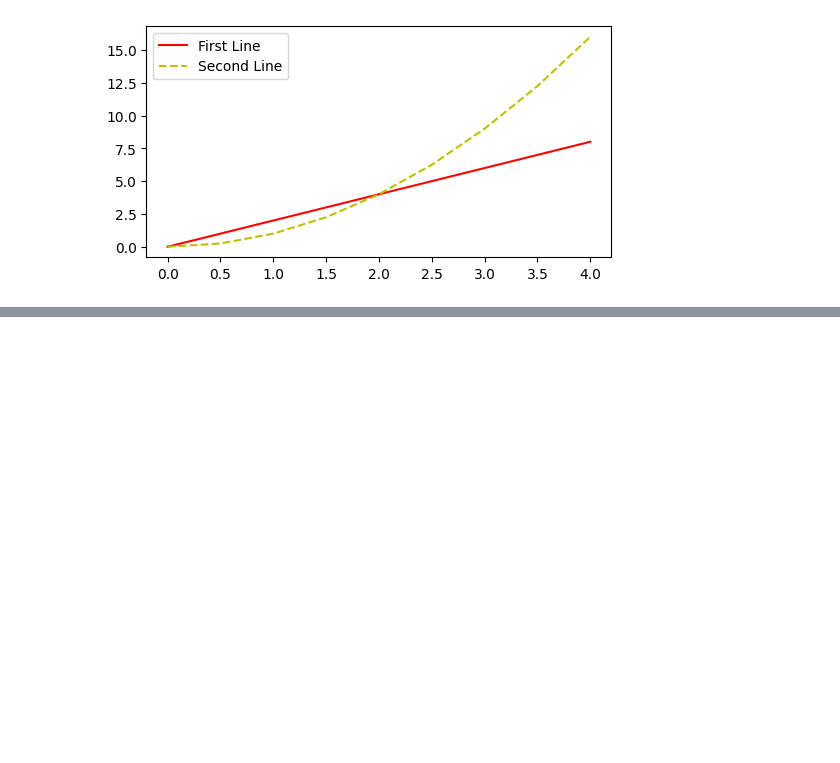
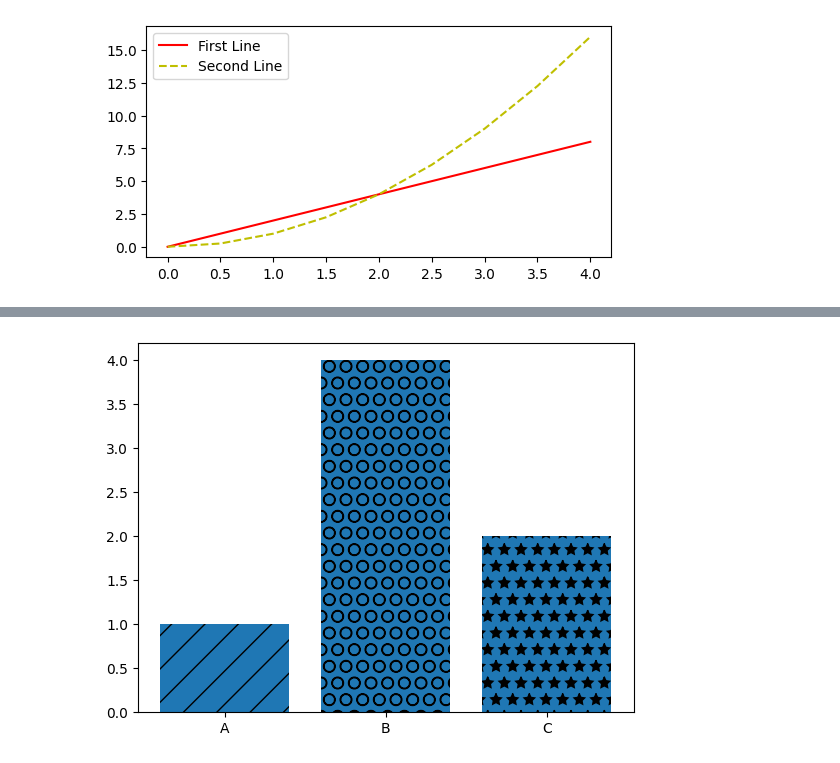
Before and after one commit to Anjasfedo/data-analysis, a Jupyter notebook: Matplotlib.ipynb, the cells around one changed output, grey strips where cells are left out. Saved outputs shown, nothing was run; the diff lists cells and outputs as text; code cells hidden in the pictures; blank space fills up the shorter version.

```diff
--- a/Matplotlib.ipynb
+++ b/Matplotlib.ipynb
@@ -154,0 +185,11 @@ plt.show()
+# %%
+bars = plt.bar(labels, values)
+
+patterns = ["/", "O", "*"]
+
+for bar in bars:
+    bar.set_hatch(patterns.pop(0))
+
+plt.show()
+# %% [output]
+[figure, added]
```
Also changed, not shown: parts of 4 cells of this notebook.
